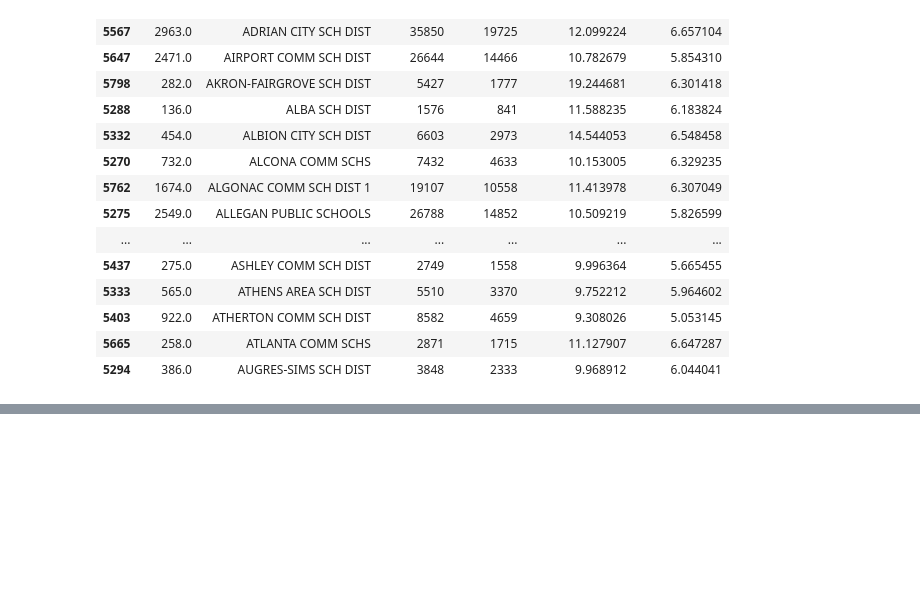
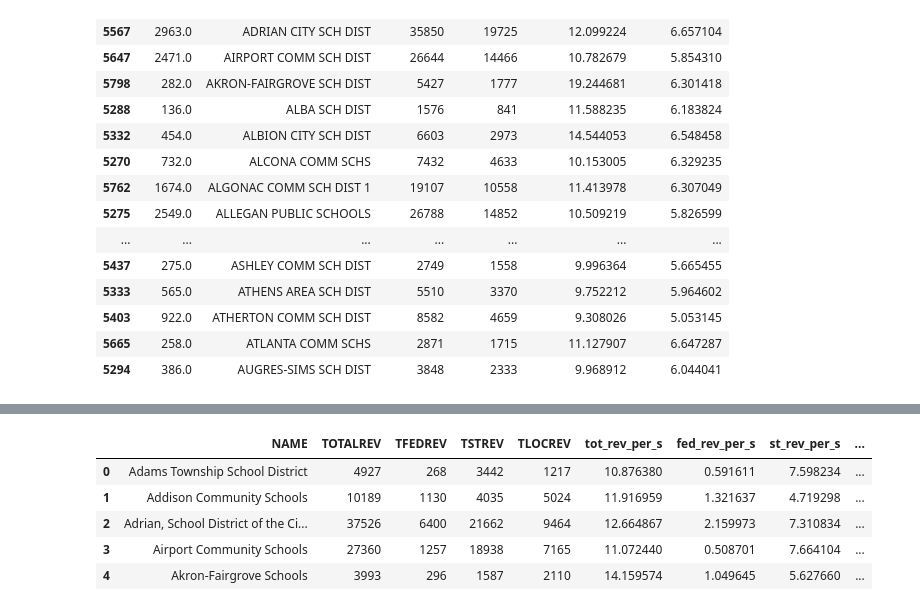
Before and after one commit to robertodiazbriones/Project_2, a Jupyter notebook: Education_finance_exploration.ipynb, the cells around one changed output, grey strips where cells are left out. Saved outputs shown, nothing was run; the diff lists cells and outputs as text; code cells hidden in the pictures; blank space fills up the shorter version.

```diff
--- a/Education_finance_exploration.ipynb
+++ b/Education_finance_exploration.ipynb
@@ -658,0 +661,10 @@ mi_fin_16_clean.to_csv('desktop/p_2_data/district_revenue.csv')
+# %%
+#read in the .csv files with fixed district names
+
+rev_df = pd.read_csv('desktop/p_2_data/district_revenue_clean.csv')
+
+dem_df = pd.read_csv('desktop/p_2_data/district_demo_aves_clean.csv')
+
+spen_df = pd.read_csv('desktop/p_2_data/district_spending_clean.csv')
+
+spen_df.head()
@@ -658,0 +678,14 @@ mi_fin_16_clean.to_csv('desktop/p_2_data/district_revenue.csv')
+# %%
+
+#rev_df.drop(columns = ['ENROLL'], inplace = True)
+
+fin_final_df = pd.merge(rev_df, spen_df, on = 'NAME')
+
+fin_final_df.head()
+# %% [output]
+|  | NAME | TOTALREV | TFEDREV | TSTREV | TLOCREV | tot_rev_per_s | fed_rev_per_s | st_rev_per_s | ... |
+| 0 | Adams Township School District | 4927 | 268 | 3442 | 1217 | 10.876380 | 0.591611 | 7.598234 | ... |
+| 1 | Addison Community Schools | 10189 | 1130 | 4035 | 5024 | 11.916959 | 1.321637 | 4.719298 | ... |
+| 2 | Adrian, School District of the Ci... | 37526 | 6400 | 21662 | 9464 | 12.664867 | 2.159973 | 7.310834 | ... |
+| 3 | Airport Community Schools | 27360 | 1257 | 18938 | 7165 | 11.072440 | 0.508701 | 7.664104 | ... |
+| 4 | Akron-Fairgrove Schools | 3993 | 296 | 1587 | 2110 | 14.159574 | 1.049645 | 5.627660 | ... |
```
Also changed, not shown: parts of 10 cells of this notebook.
